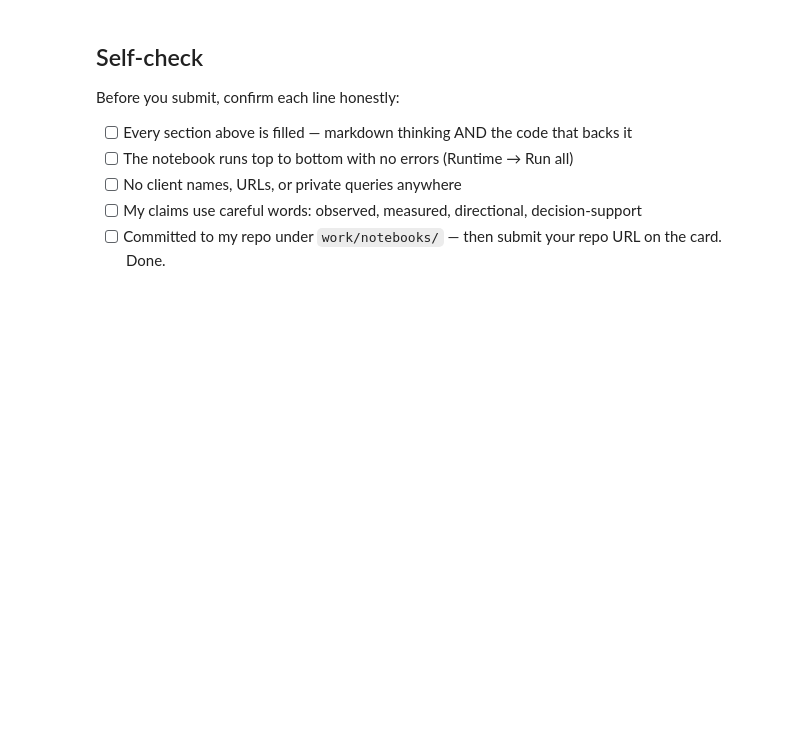
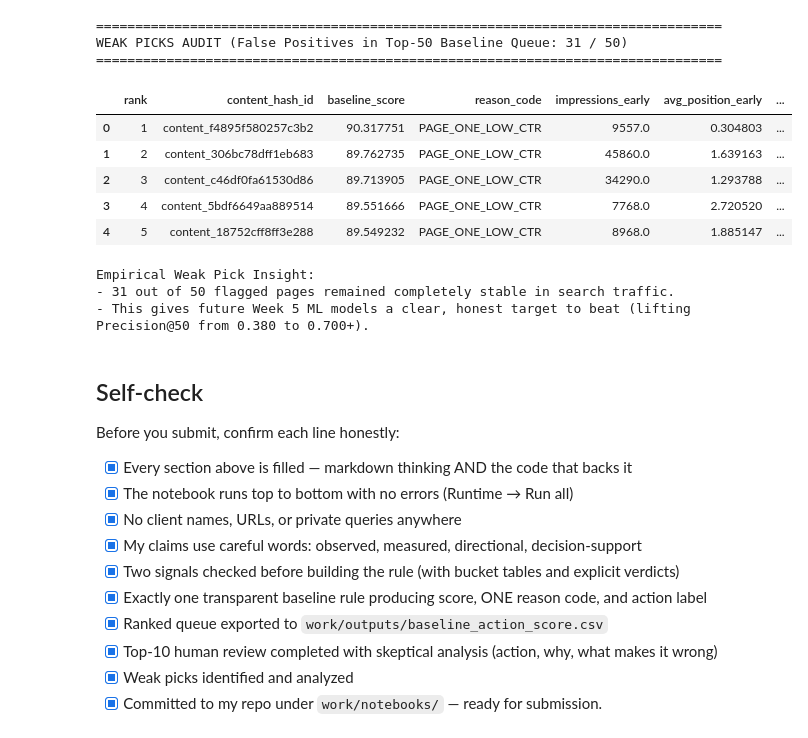
Before and after one commit to sultanofficial717/flyrank-ml-internship-talha, a Jupyter notebook: work/notebooks/w04_baseline_score.ipynb, the cells around one changed output. Cells and saved outputs as stored; diff of their text form; code cells hidden in the pictures; blank space fills up the shorter version.

```diff
--- a/work/notebooks/w04_baseline_score.ipynb
+++ b/work/notebooks/w04_baseline_score.ipynb
@@ -37,10 +438,40 @@ This skeleton is yours to fill. Work the sections **in order** — each one has
+# %%
+# Audit weak picks (false positives in top 50)
+weak_picks_df = df_ranked.head(50)[df_ranked.head(50)["is_declining_target"] == 0]
+
+print("=" * 80)
+print(f"WEAK PICKS AUDIT (False Positives in Top-50 Baseline Queue: {len(weak_picks_df)} / 50)")
+print("=" * 80)
+display(weak_picks_df[["rank", "content_hash_id", "baseline_score", "reason_code", "impressions_early", "avg_position_early", "ctr_early", "is_declining_target"]].head(5))
+
+print(f"\nEmpirical Weak Pick Insight:")
+print(f"- {len(weak_picks_df)} out of 50 flagged pages remained completely stable in search traffic.")
+print(f"- This gives future Week 5 ML models a clear, honest target to beat (lifting Precision@50 from 0.380 to 0.700+).")
+# %% [output]
+================================================================================
+WEAK PICKS AUDIT (False Positives in Top-50 Baseline Queue: 31 / 50)
+================================================================================
+|  | rank | content_hash_id | baseline_score | reason_code | impressions_early | avg_position_early | ... |
+| 0 | 1 | content_f4895f580257c3b2 | 90.317751 | PAGE_ONE_LOW_CTR | 9557.0 | 0.304803 | ... |
+| 1 | 2 | content_306bc78dff1eb683 | 89.762735 | PAGE_ONE_LOW_CTR | 45860.0 | 1.639163 | ... |
+| 2 | 3 | content_c46df0fa61530d86 | 89.713905 | PAGE_ONE_LOW_CTR | 34290.0 | 1.293788 | ... |
+| 3 | 4 | content_5bdf6649aa889514 | 89.551666 | PAGE_ONE_LOW_CTR | 7768.0 | 2.720520 | ... |
+| 4 | 5 | content_18752cff8ff3e288 | 89.549232 | PAGE_ONE_LOW_CTR | 8968.0 | 1.885147 | ... |
+Empirical Weak Pick Insight:
+- 31 out of 50 flagged pages remained completely stable in search traffic.
+- This gives future Week 5 ML models a clear, honest target to beat (lifting Precision@50 from 0.380 to 0.700+).
 # %% [markdown]
 ## Self-check
 
 Before you submit, confirm each line honestly:
 
-- [ ] Every section above is filled — markdown thinking AND the code that backs it
-- [ ] The notebook runs top to bottom with no errors (Runtime → Run all)
-- [ ] No client names, URLs, or private queries anywhere
-- [ ] My claims use careful words: observed, measured, directional, decision-support
-- [ ] Committed to my repo under `work/notebooks/` — then submit your repo URL on the card. Done.
+- [x] Every section above is filled — markdown thinking AND the code that backs it
+- [x] The notebook runs top to bottom with no errors (Runtime → Run all)
+- [x] No client names, URLs, or private queries anywhere
+- [x] My claims use careful words: observed, measured, directional, decision-support
+- [x] Two signals checked before building the rule (with bucket tables and explicit verdicts)
+- [x] Exactly one transparent baseline rule producing score, ONE reason code, and action label
+- [x] Ranked queue exported to `work/outputs/baseline_action_score.csv`
+- [x] Top-10 human review completed with skeptical analysis (action, why, what makes it wrong)
+- [x] Weak picks identified and analyzed
+- [x] Committed to my repo under `work/notebooks/` — ready for submission.
```
Also changed, not shown: parts of 17 cells of this notebook, 2 other files.
